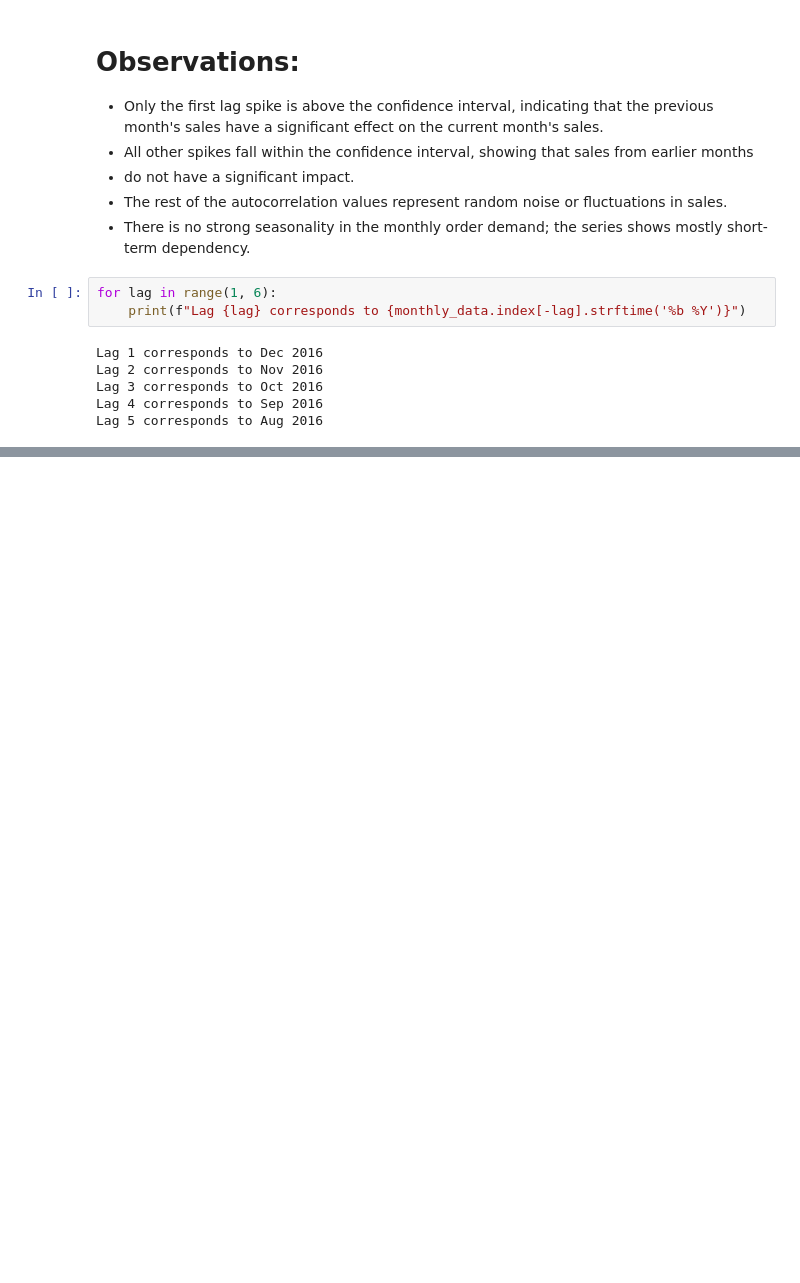
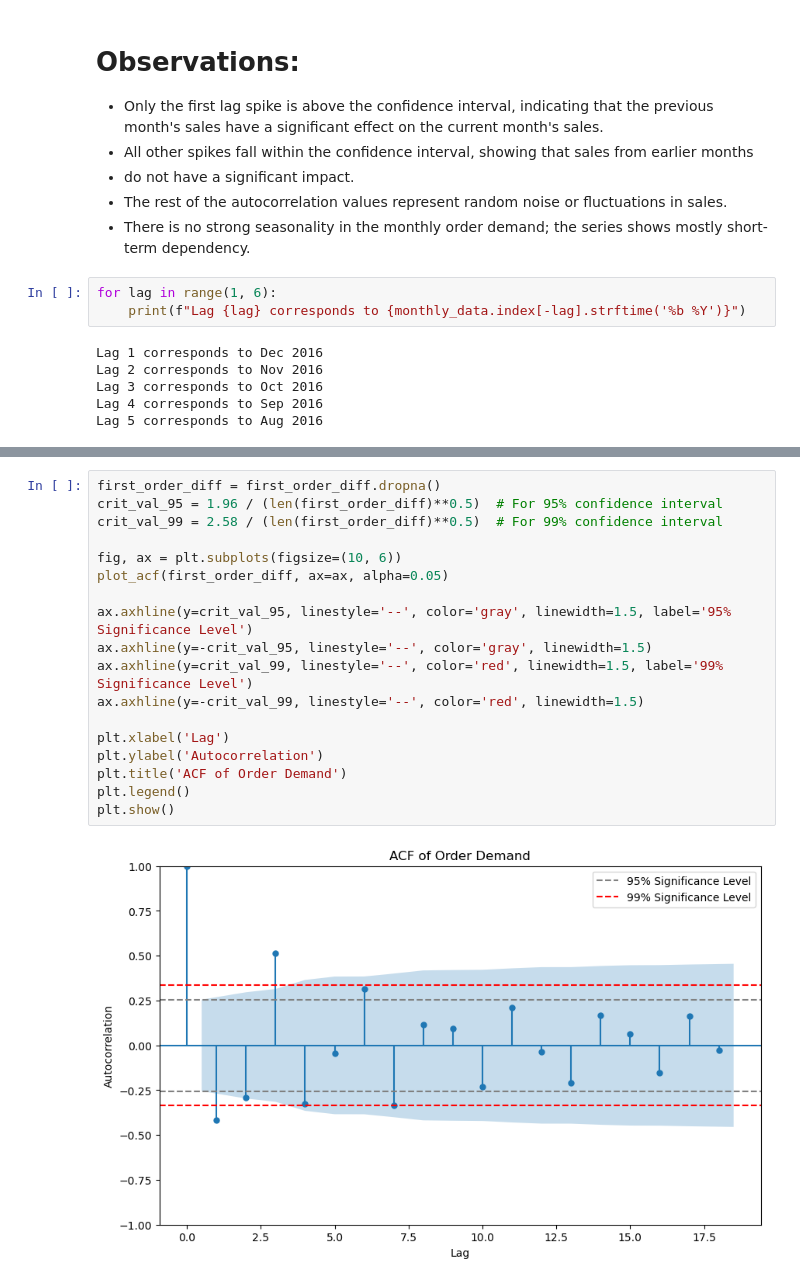
Before and after one commit to Harshit-masiwal/forecast-product-demand-project, a Jupyter notebook: forecast project.ipynb, the cells around one changed output, grey strips where cells are left out. Drawn from its saved outputs; the diff is of its cells as text; blank space fills up the shorter version.

```diff
--- a/forecast project.ipynb
+++ b/forecast project.ipynb
@@ -426,0 +471,20 @@ Lag 5 corresponds to Aug 2016
+# %%
+first_order_diff = first_order_diff.dropna()
+crit_val_95 = 1.96 / (len(first_order_diff)**0.5)  # For 95% confidence interval
+crit_val_99 = 2.58 / (len(first_order_diff)**0.5)  # For 99% confidence interval
+
+fig, ax = plt.subplots(figsize=(10, 6))
+plot_acf(first_order_diff, ax=ax, alpha=0.05)
+
+ax.axhline(y=crit_val_95, linestyle='--', color='gray', linewidth=1.5, label='95% Significance Level')
+ax.axhline(y=-crit_val_95, linestyle='--', color='gray', linewidth=1.5)
+ax.axhline(y=crit_val_99, linestyle='--', color='red', linewidth=1.5, label='99% Significance Level')
+ax.axhline(y=-crit_val_99, linestyle='--', color='red', linewidth=1.5)
+
+plt.xlabel('Lag')
+plt.ylabel('Autocorrelation')
+plt.title('ACF of Order Demand')
+plt.legend()
+plt.show()
+# %% [output]
+[figure, added]
```
Also changed, not shown: parts of 17 cells of this notebook.
